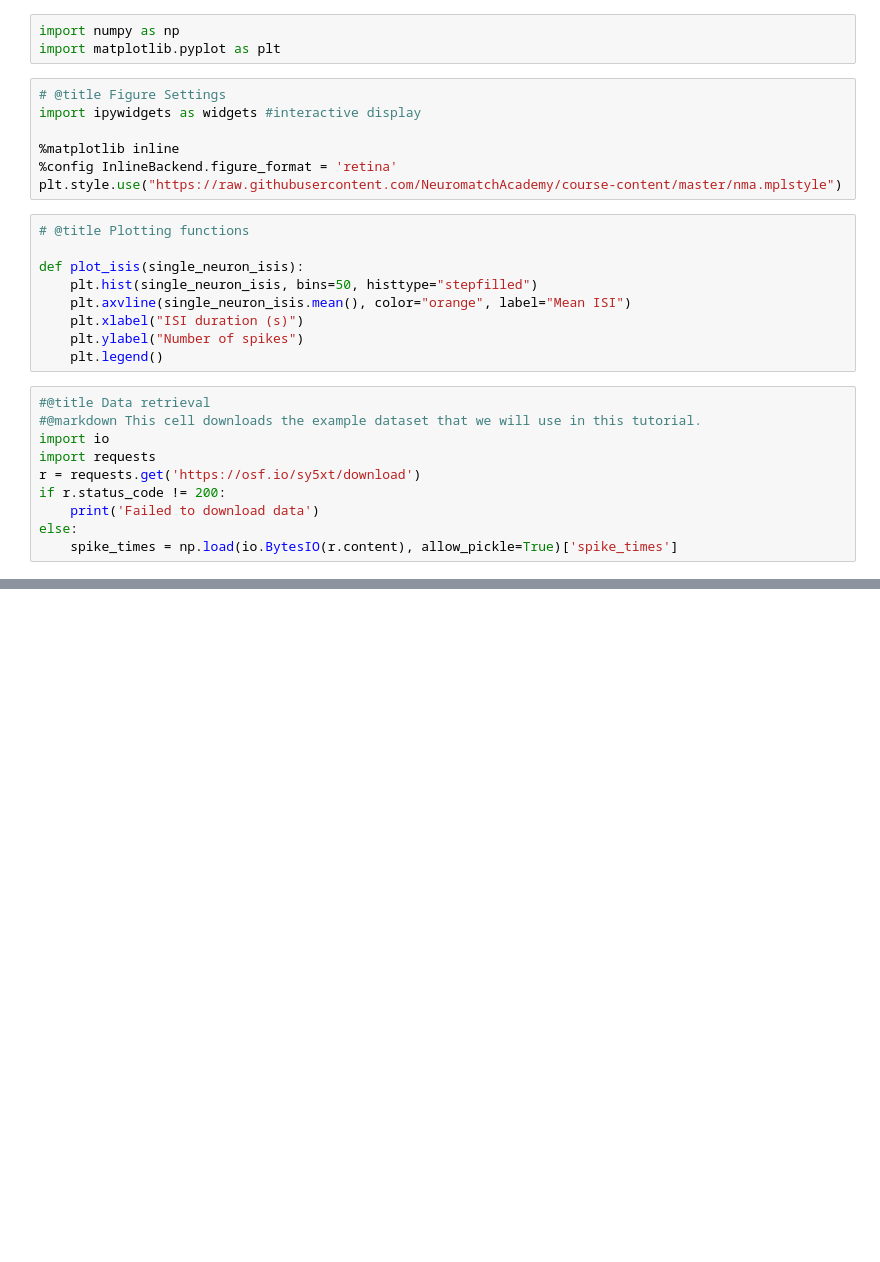
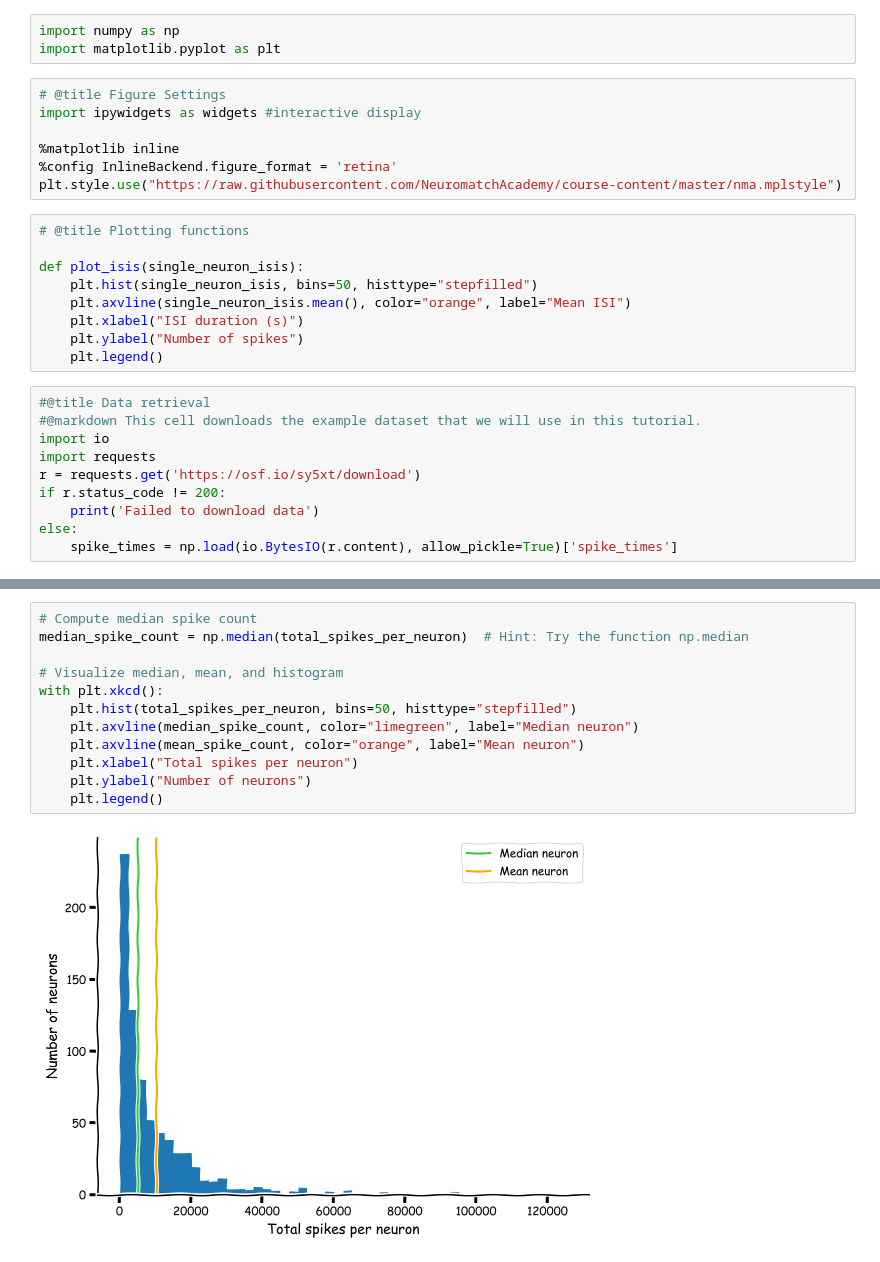
Before and after one commit to timur-surkhaev/neuromatch_2021, a Jupyter notebook: Tutorial 1 (W1D1).ipynb, the cells around one changed output, grey strips where cells are left out. Drawn from its saved outputs; the diff is of its cells as text; blank space fills up the shorter version.

```diff
--- a/Tutorial 1 (W1D1).ipynb
+++ b/Tutorial 1 (W1D1).ipynb
@@ -29,0 +105,14 @@ else:
+# %%
+# Compute median spike count
+median_spike_count = np.median(total_spikes_per_neuron)  # Hint: Try the function np.median
+
+# Visualize median, mean, and histogram
+with plt.xkcd():
+    plt.hist(total_spikes_per_neuron, bins=50, histtype="stepfilled")
+    plt.axvline(median_spike_count, color="limegreen", label="Median neuron")
+    plt.axvline(mean_spike_count, color="orange", label="Mean neuron")
+    plt.xlabel("Total spikes per neuron")
+    plt.ylabel("Number of neurons")
+    plt.legend()
+# %% [output]
+[figure, added]
```
Also changed, not shown: parts of 16 cells of this notebook.
